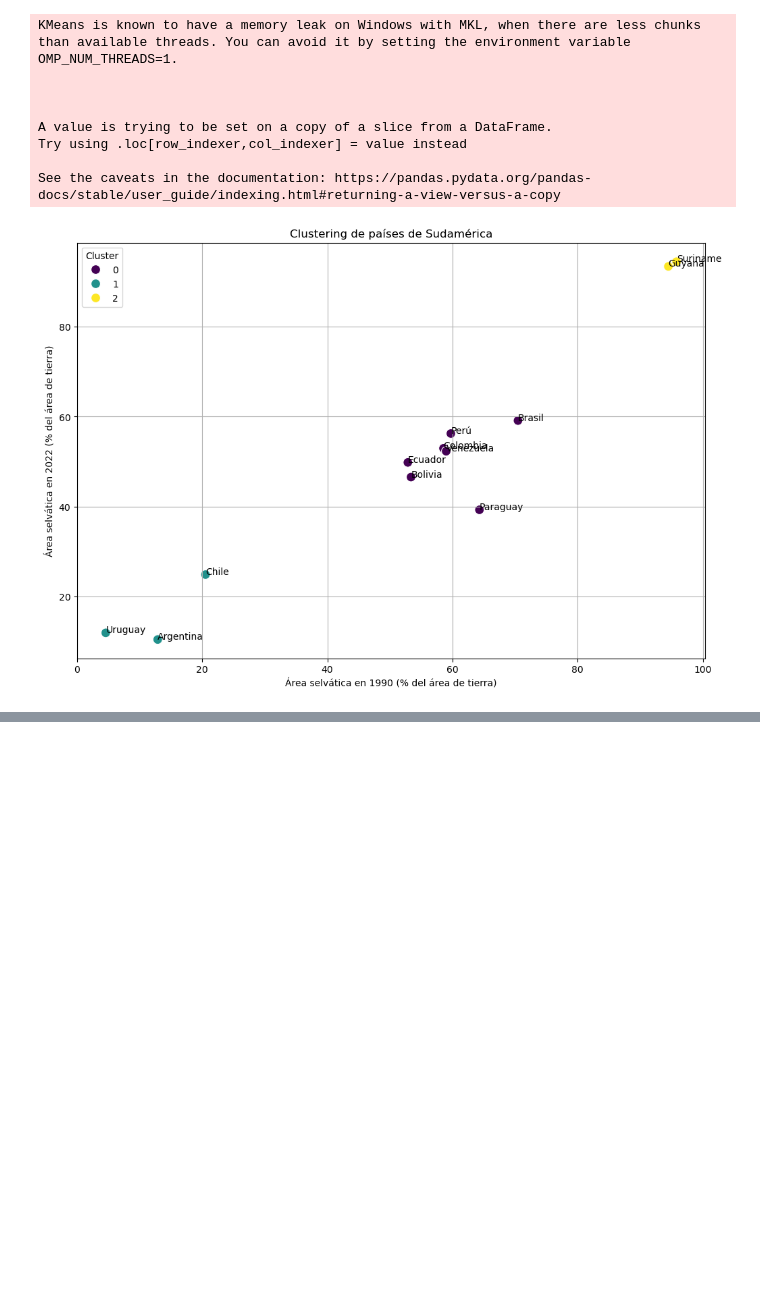
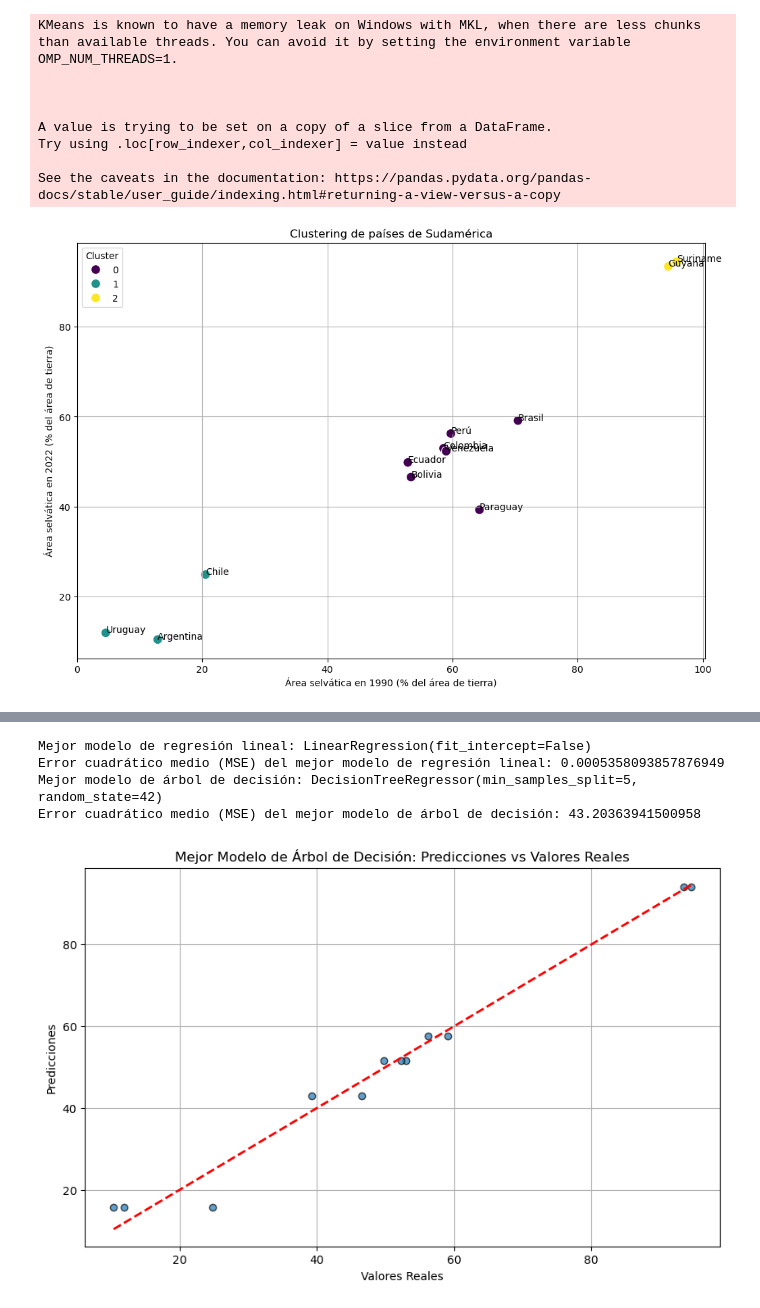
Before and after one commit to jaimecabrera911/ACA_FINAL, a Jupyter notebook: aca_final.ipynb, the cells around one changed output, grey strips where cells are left out. Saved outputs shown, nothing was run; the diff lists cells and outputs as text; code cells hidden in the pictures; blank space fills up the shorter version.

```diff
--- a/aca_final.ipynb
+++ b/aca_final.ipynb
@@ -318,0 +437,71 @@ plt.show()
+# %%
+from sklearn.model_selection import GridSearchCV, cross_val_score
+from sklearn.linear_model import LinearRegression
+from sklearn.tree import DecisionTreeRegressor
+import numpy as np
+
+# Definir los modelos
+linear_model = LinearRegression()
+tree_model = DecisionTreeRegressor(random_state=42)
+
+# Definir los hiperparámetros a ajustar para cada modelo
+param_grid_linear = {
+    'fit_intercept': [True, False]
+}
+
+param_grid_tree = {
+    'max_depth': [None, 10, 20, 30, 40, 50],
+    'min_samples_split': [2, 5, 10],
+    'min_samples_leaf': [1, 2, 4]
+}
+
+# Realizar la búsqueda de hiperparámetros con validación cruzada
+grid_search_linear = GridSearchCV(estimator=linear_model, param_grid=param_grid_linear, cv=5, scoring='neg_mean_squared_error')
+grid_search_tree = GridSearchCV(estimator=tree_model, param_grid=param_grid_tree, cv=5, scoring='neg_mean_squared_error')
+
+# Seleccionar las características (X) y la variable objetivo (y)
+X = df_suramerica[[str(year) for year in years]].values
+y = df_suramerica['2022'].values
+
+# Ajustar los modelos
+grid_search_linear.fit(X, y)
+grid_search_tree.fit(X, y)
+
+# Obtener los mejores modelos
+best_linear_model = grid_search_linear.best_estimator_
+best_tree_model = grid_search_tree.best_estimator_
+
+# Evaluar los modelos utilizando validación cruzada
+linear_scores = cross_val_score(best_linear_model, X, y, cv=5, scoring='neg_mean_squared_error')
+tree_scores = cross_val_score(best_tree_model, X, y, cv=5, scoring='neg_mean_squared_error')
+
+# Calcular el error cuadrático medio (MSE) promedio
+linear_mse = -linear_scores.mean()
+tree_mse = -tree_scores.mean()
+
+print(f"Mejor modelo de regresión lineal: {best_linear_model}")
+print(f"Error cuadrático medio (MSE) del mejor modelo de regresión lineal: {linear_mse}")
+
+print(f"Mejor modelo de árbol de decisión: {best_tree_model}")
+print(f"Error cuadrático medio (MSE) del mejor modelo de árbol de decisión: {tree_mse}")
+
+# Realizar predicciones con los mejores modelos
+y_pred_linear = best_linear_model.predict(X)
+y_pred_tree = best_tree_model.predict(X)
+
+
+# Graficar las predicciones vs los valores reales para el mejor modelo de árbol de decisión
+plt.figure(figsize=(10, 6))
+plt.scatter(y, y_pred_tree, edgecolor='k', alpha=0.7)
+plt.plot([y.min(), y.max()], [y.min(), y.max()], 'r--', lw=2)
+plt.xlabel('Valores Reales')
+plt.ylabel('Predicciones')
+plt.title('Mejor Modelo de Árbol de Decisión: Predicciones vs Valores Reales')
+plt.grid(True)
+plt.show()
+# %% [output]
+Mejor modelo de regresión lineal: LinearRegression(fit_intercept=False)
+Error cuadrático medio (MSE) del mejor modelo de regresión lineal: 0.0005358093857876949
+Mejor modelo de árbol de decisión: DecisionTreeRegressor(min_samples_split=5, random_state=42)
+Error cuadrático medio (MSE) del mejor modelo de árbol de decisión: 43.20363941500958
+[figure, added]
```
Also changed, not shown: parts of 6 cells of this notebook, 2 other files.
